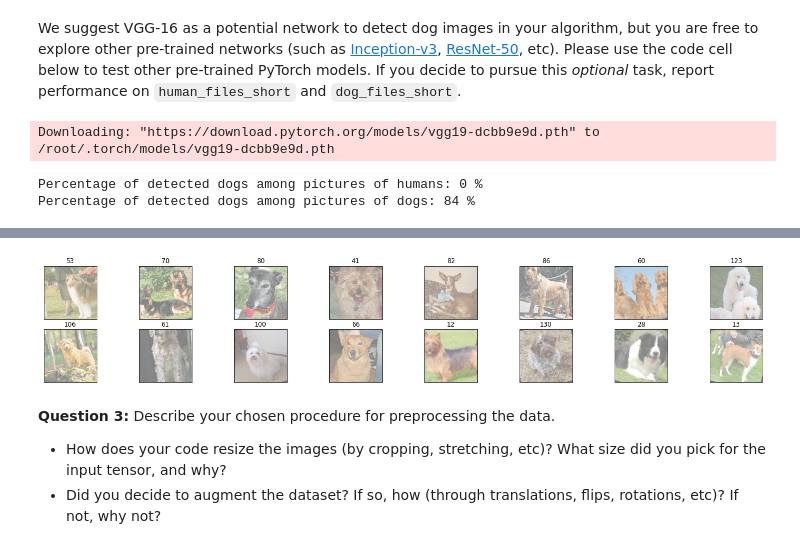
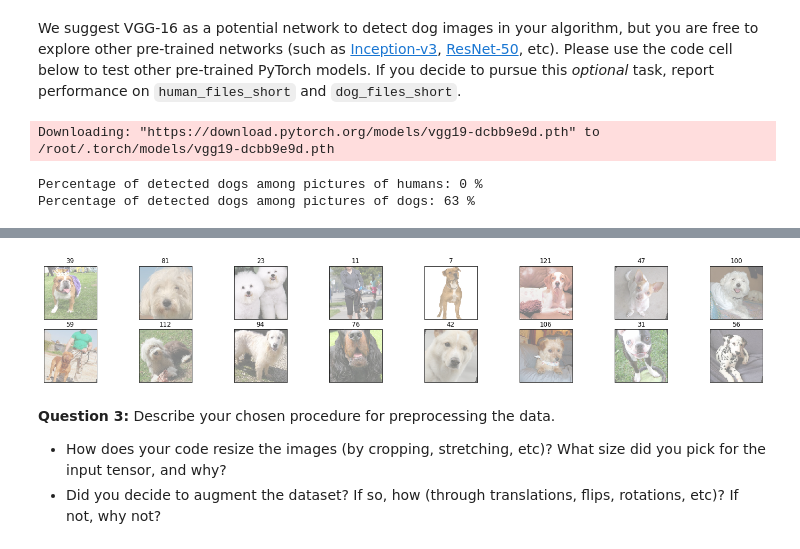
Before and after one commit to nielspetersen/project-dog-classification, a Jupyter notebook: dog_app.ipynb, the cells around one changed output, grey strips where cells are left out. Cells and saved outputs as stored; diff of their text form; code cells hidden in the pictures.

Commit message:
Remove data augmentation from validation and test dataset
and fix bug with blue tint on test images

```diff
--- a/dog_app.ipynb
+++ b/dog_app.ipynb
@@ -306,7 +306,7 @@ def VGG19_predict(img_path):
 
     image = Image.open(img_path)
 
-    data_transform = transforms.Compose([transforms.RandomResizedCrop(224), transforms.ToTensor()])
+    data_transform = transforms.Compose([transforms.CenterCrop(224), transforms.ToTensor()])
     image_tensor = data_transform(image).float()
 
     image_tensor = Variable(image_tensor, requires_grad=True)
@@ -343,7 +343,7 @@ print('Percentage of detected dogs among pictures of dogs: {} %'.format(np.count
 # %% [output]
 Downloading: "https://download.pytorch.org/models/vgg19-dcbb9e9d.pth" to /root/.torch/models/vgg19-dcbb9e9d.pth
 Percentage of detected dogs among pictures of humans: 0 %
-Percentage of detected dogs among pictures of dogs: 84 %
+Percentage of detected dogs among pictures of dogs: 63 %
 # %% [markdown]
 ---
 <a id='step3'></a>
@@ -397,43 +397,43 @@ test_transform = transforms.Compose([transforms.Resize(256),
 
 # choose the training and test datasets
 train_data = datasets.ImageFolder(root='/data/dog_images/train', transform=transform)
-validation_data = datasets.ImageFolder(root='/data/dog_images/valid', transform=transform)
+validation_data = datasets.ImageFolder(root='/data/dog_images/valid', transform=test_transform)
 test_data = datasets.ImageFolder(root='/data/dog_images/test', transform=test_transform)
 
 # prepare data loaders
 batch_size= 16
 num_workers= 0
 num_classes = 133
 
 train_loader = torch.utils.data.DataLoader(train_data, batch_size=batch_size, shuffle=True, num_workers=num_workers)
-valid_loader = torch.utils.data.DataLoader(train_data, batch_size=batch_size, shuffle=True, num_workers=num_workers)
-test_loader = torch.utils.data.DataLoader(test_data, batch_size=batch_size, shuffle=True, num_workers=num_workers)
+valid_loader = torch.utils.data.DataLoader(train_data, batch_size=batch_size, shuffle=False, num_workers=num_workers)
+test_loader = torch.utils.data.DataLoader(test_data, batch_size=batch_size, shuffle=False, num_workers=num_workers)
 
 loaders_scratch = { 'train': train_loader, 'valid': valid_loader, 'test': test_loader }
 
 import matplotlib.pyplot as plt
 %matplotlib inline
 
 # helper function to un-normalize and display an image
 def imshow(img):
     img = img / 2 + 0.5  # unnormalize
     plt.imshow(np.transpose(img, (1, 2, 0)))  # convert from Tensor image
 
 dataiter = iter(train_loader)
 images, labels = dataiter.next()
 
 images = images.numpy() # convert images to numpy for display
 labels = labels.numpy()
 
 # plot the images in the batch, along with the corresponding labels
 fig = plt.figure(figsize=(25, 4))
 # display 20 images
 for idx in np.arange(16):
     ax = fig.add_subplot(2, 16/2, idx+1, xticks=[], yticks=[])
     imshow(images[idx])
     ax.set_title(labels[idx])
 # %% [output]
-[figure, old version]
+[figure, new version]
 # %% [markdown]
 **Question 3:** Describe your chosen procedure for preprocessing the data.
 - How does your code resize the images (by cropping, stretching, etc)?  What size did you pick for the input tensor, and why?
```
Also changed, not shown: parts of 4 cells of this notebook, 1 other file.
